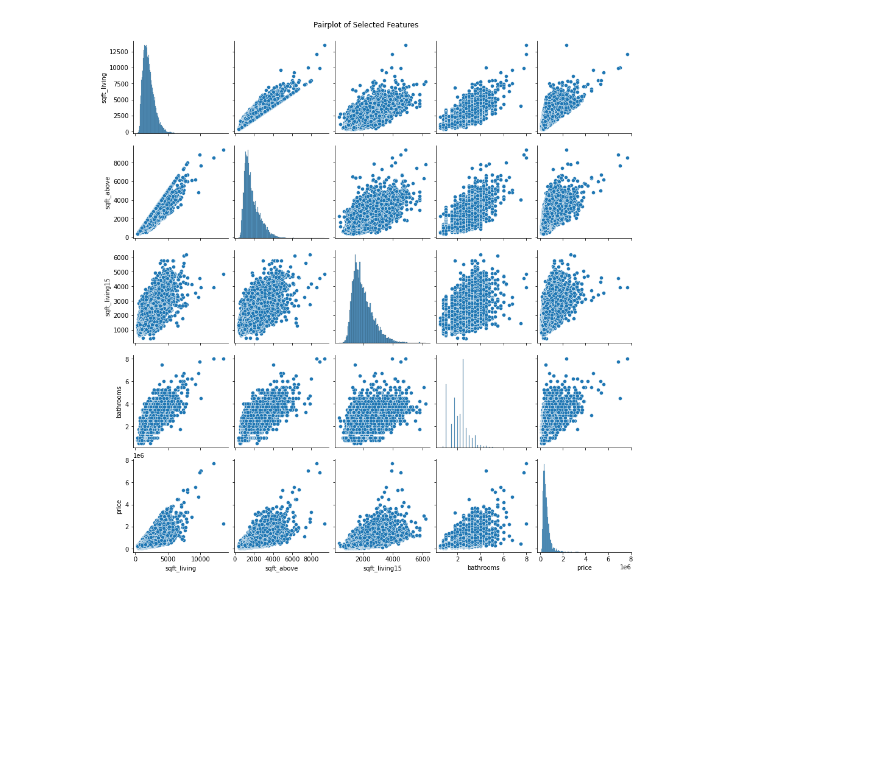
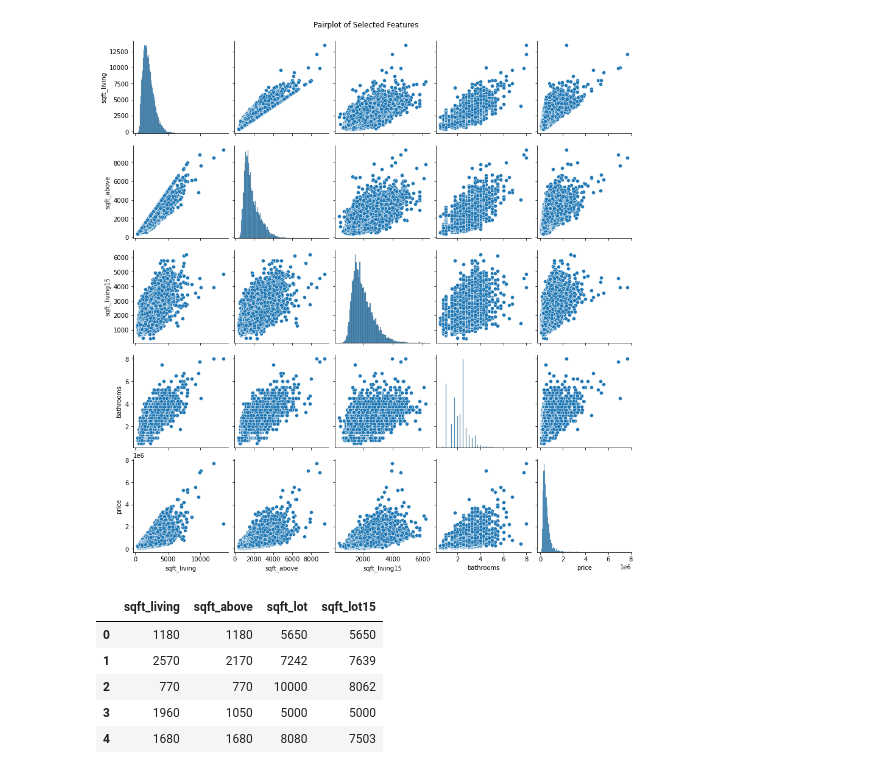
Before and after one commit to Collin9726/house-sales-regression-modeling, a Jupyter notebook: index.ipynb, the cells around one changed output. Cells and saved outputs as stored; diff of their text form; code cells hidden in the pictures; blank space fills up the shorter version.

```diff
--- a/index.ipynb
+++ b/index.ipynb
@@ -694,3 +694,14 @@ plt.suptitle("Pairplot of Selected Features", y=1.02)
 plt.show();
 # %% [output]
 [figure]
+# %%
+# feature selection 2
+df3 = df3[['sqft_living', 'sqft_above', 'sqft_lot', 'sqft_lot15']]
+df3.head()
+# %% [output]
+|  | sqft_living | sqft_above | sqft_lot | sqft_lot15 |
+| 0 | 1180 | 1180 | 5650 | 5650 |
+| 1 | 2570 | 2170 | 7242 | 7639 |
+| 2 | 770 | 770 | 10000 | 8062 |
+| 3 | 1960 | 1050 | 5000 | 5000 |
+| 4 | 1680 | 1680 | 8080 | 7503 |
```
Also changed, not shown: parts of 11 cells of this notebook.
